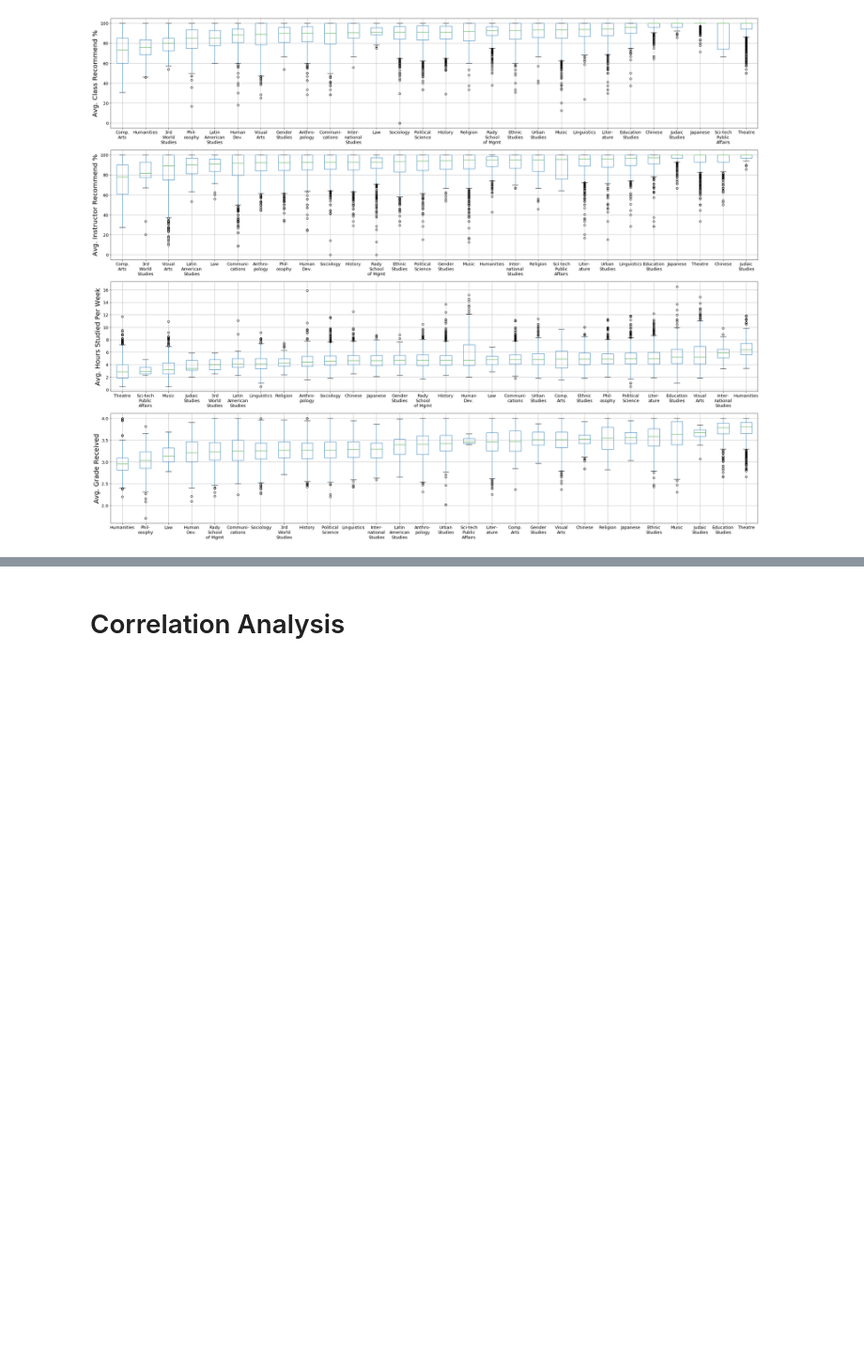
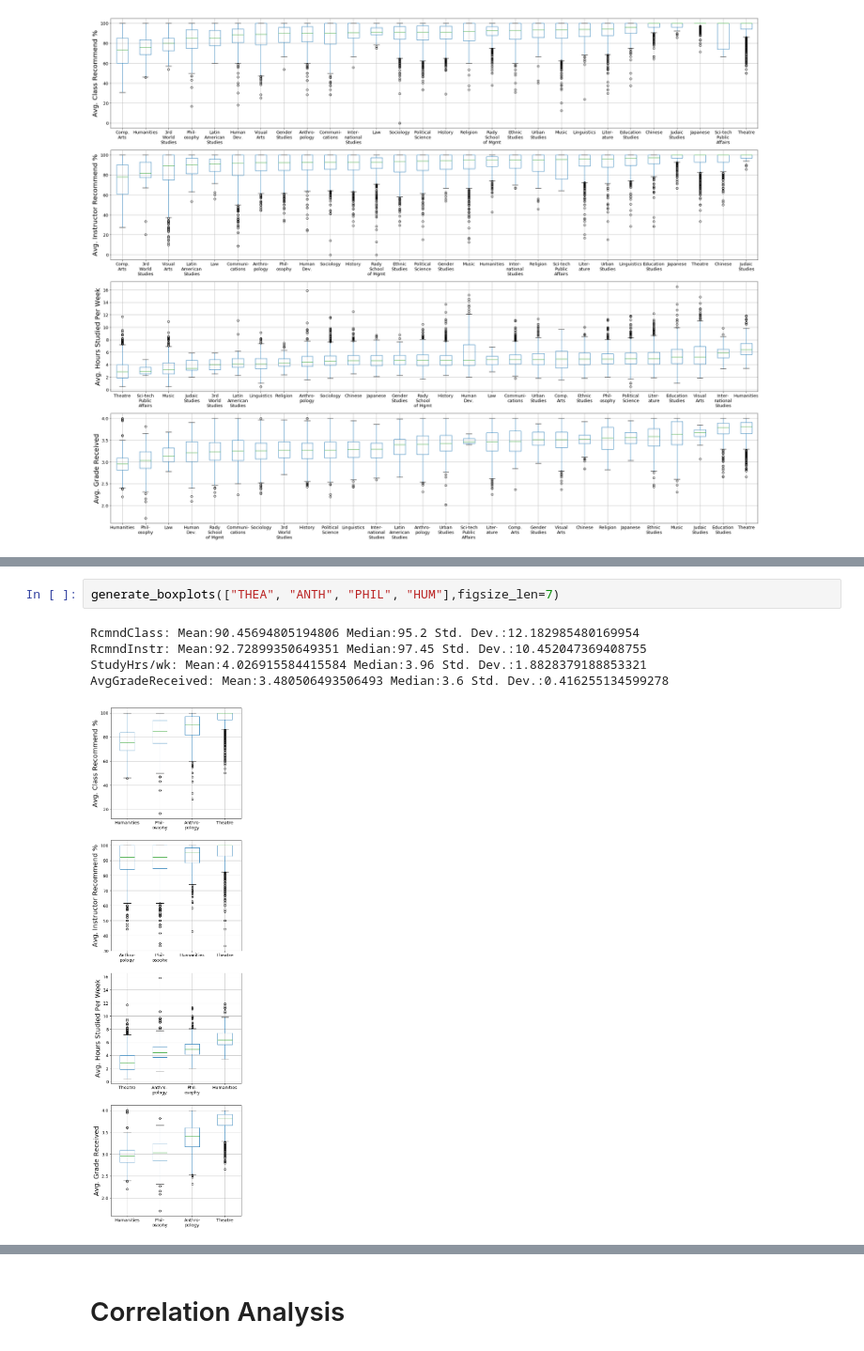
Before and after one commit to guptarohit994/ECE143_group25_project, a Jupyter notebook: statistical_analysis/CAPES_Statistical_Analysis.ipynb, the cells around one changed output, grey strips where cells are left out. Shown at 94% size. Drawn from its saved outputs; the diff is of its cells as text; blank space fills up the shorter version.

```diff
--- a/statistical_analysis/CAPES_Statistical_Analysis.ipynb
+++ b/statistical_analysis/CAPES_Statistical_Analysis.ipynb
@@ -142,0 +169,8 @@ AvgGradeReceived: Mean:3.403666866387058 Median:3.42 Std. Dev.:0.344199164022723
+# %%
+generate_boxplots(["THEA", "ANTH", "PHIL", "HUM"],figsize_len=7)
+# %% [output]
+RcmndClass: Mean:90.45694805194806 Median:95.2 Std. Dev.:12.182985480169954
+RcmndInstr: Mean:92.72899350649351 Median:97.45 Std. Dev.:10.452047369408755
+StudyHrs/wk: Mean:4.026915584415584 Median:3.96 Std. Dev.:1.8828379188853321
+AvgGradeReceived: Mean:3.480506493506493 Median:3.6 Std. Dev.:0.416255134599278
+[figure, added]
```
Also changed, not shown: parts of 15 cells of this notebook.
